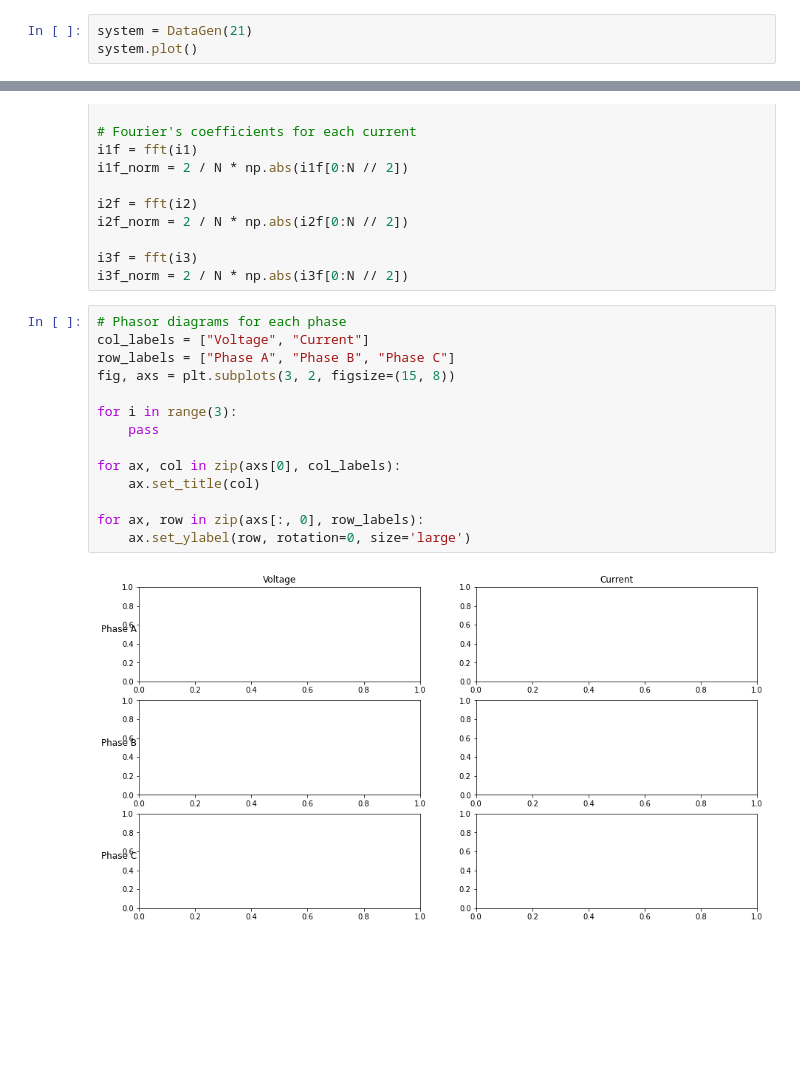
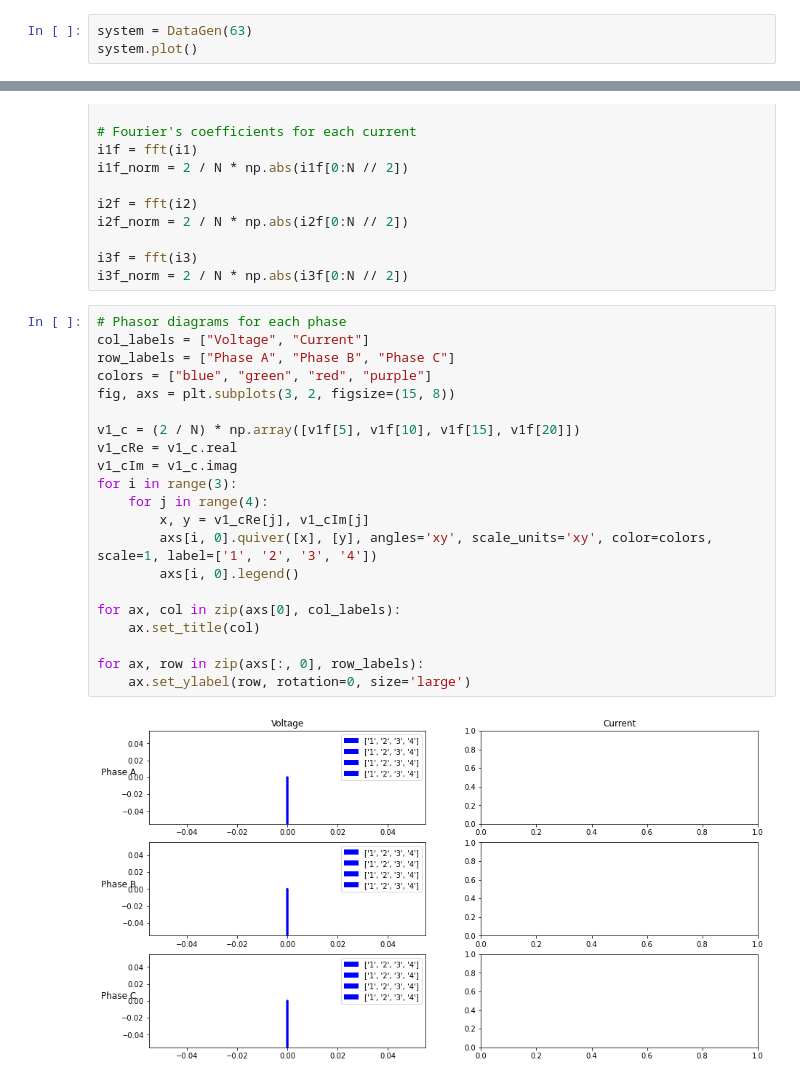
Before and after one commit to DnelZpt/line_analyzer, a Jupyter notebook: final_project.ipynb, the cells around one changed output, grey strips where cells are left out. Cells and saved outputs as stored; diff of their text form; blank space fills up the shorter version.

```diff
--- a/final_project.ipynb
+++ b/final_project.ipynb
@@ -90,4 +103,4 @@ def compareTHD(thd_value, signal):
 # %%
-system = DataGen(21)
+system = DataGen(63)
 system.plot()
 # %% [output]
@@ -205,16 +218,23 @@ i3f_norm = 2 / N * np.abs(i3f[0:N // 2])
 # %%
 # Phasor diagrams for each phase
 col_labels = ["Voltage", "Current"]
 row_labels = ["Phase A", "Phase B", "Phase C"]
+colors = ["blue", "green", "red", "purple"]
 fig, axs = plt.subplots(3, 2, figsize=(15, 8))
 
+v1_c = (2 / N) * np.array([v1f[5], v1f[10], v1f[15], v1f[20]])
+v1_cRe = v1_c.real
+v1_cIm = v1_c.imag
 for i in range(3):
-    pass
+    for j in range(4):
+        x, y = v1_cRe[j], v1_cIm[j]
+        axs[i, 0].quiver([x], [y], angles='xy', scale_units='xy', color=colors, scale=1, label=['1', '2', '3', '4'])
+        axs[i, 0].legend()
 
 for ax, col in zip(axs[0], col_labels):
     ax.set_title(col)
 
 for ax, row in zip(axs[:, 0], row_labels):
     ax.set_ylabel(row, rotation=0, size='large')
 # %% [output]
-[figure, old version]
+[figure, new version]
```
Also changed, not shown: parts of 8 cells of this notebook.
